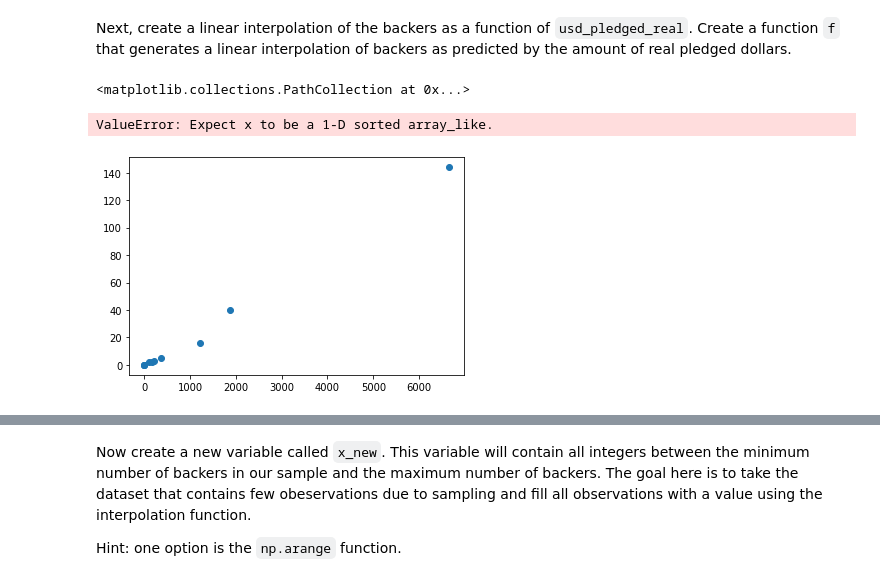
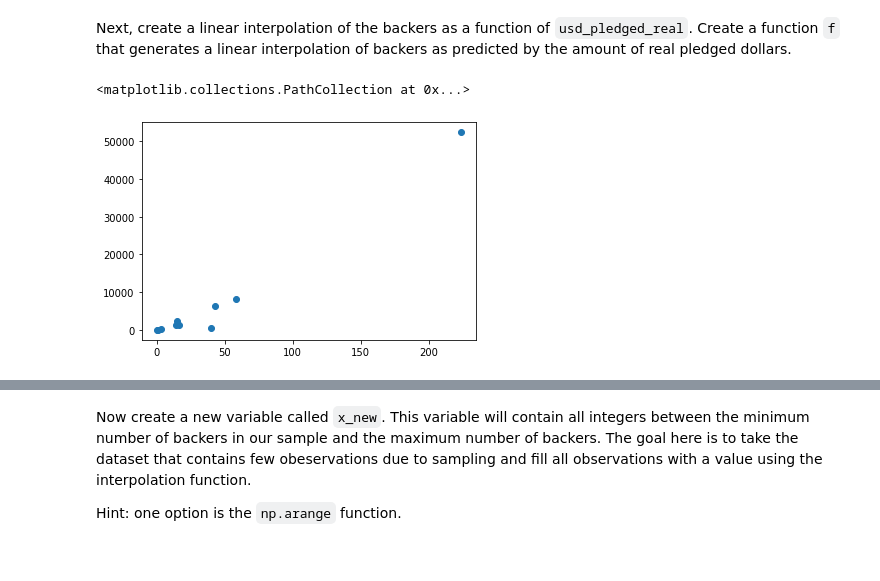
Before and after one commit to ta-datapt-bcn/lab-intro-to-scipy, a Jupyter notebook: your-code/main.ipynb, the cells around one changed output, grey strips where cells are left out. Drawn from its saved outputs; the diff is of its cells as text; code cells hidden in the pictures.

```diff
--- a/your-code/main.ipynb
+++ b/your-code/main.ipynb
@@ -190,20 +180,13 @@ random_subset
 # %% [markdown]
 Next, create a linear interpolation of the backers as a function of `usd_pledged_real`. Create a function `f` that generates a linear interpolation of backers as predicted by the amount of real pledged dollars.
 # %%
-#??????????
-
-#is it ok to take random?? sometimes get an error because the function is too random...
-
-# Your code here:
-
-x = random_subset['usd_pledged_real']
-y = random_subset['backers']
+x = sample['backers']
+y = sample['usd_pledged_real']
 
 plt.scatter(x,y)
 
 # We generate an interpolation function and then apply that function to the new data and plot
-f = interp1d(x, y, kind = 'cubic')
+f = interp1d(x, y)
 # %% [output]
 <matplotlib.collections.PathCollection at 0x...>
-ValueError: Expect x to be a 1-D sorted array_like.
-[figure, old version]
+[figure, new version]
```
Also changed, not shown: parts of 10 cells of this notebook.
